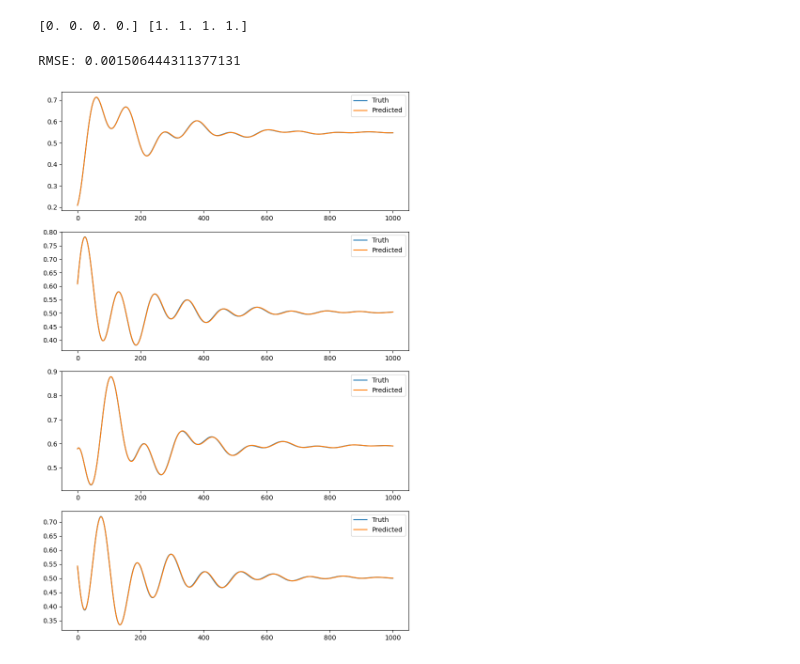
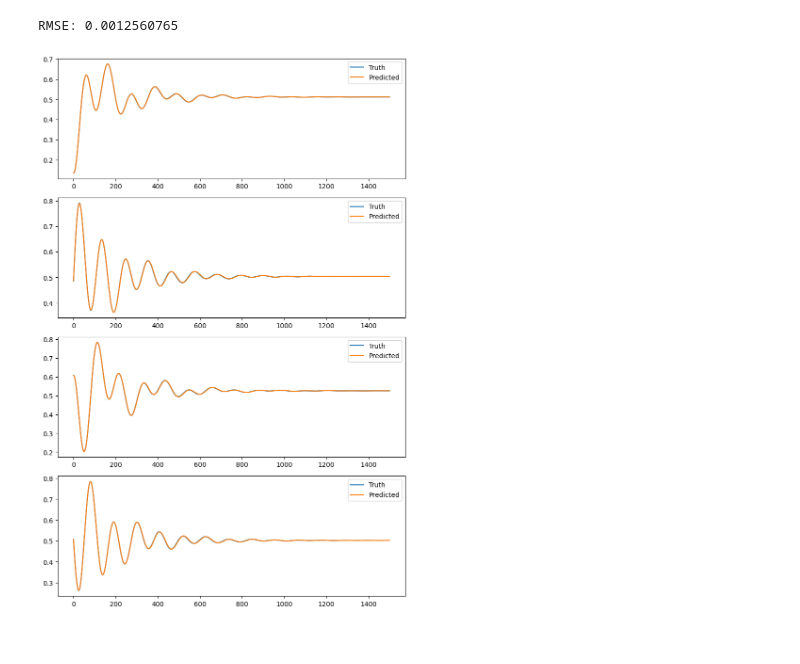
Before and after one commit to smanist/dymad-dev, a Jupyter notebook: examples/double_pendulum_wmlp/test.ipynb, the cells around one changed output. Cells and saved outputs as stored; diff of their text form; code cells hidden in the pictures.

Commit message:
now save scaler and data_meta as part of the checkpoint and reload as needed

```diff
--- a/examples/double_pendulum_wmlp/test.ipynb
+++ b/examples/double_pendulum_wmlp/test.ipynb
@@ -67,28 +55,23 @@ weakFormMLP(
-# %%
-scaler = np.load('./checkpoints/scaler.npz', allow_pickle=True)
-print(scaler['offset'], scaler['scale'])
-# %% [output]
-[0. 0. 0. 0.] [1. 1. 1. 1.]
 # %%
-truth = datasets[0][0]
+truth = traj_test
 x_truth = truth[:, :data_meta['n_state_features']].detach().cpu().numpy()
 
 x0, u0 = truth[0, :data_meta['n_state_features']], truth[0,-data_meta['n_control_features']:]
 x_pred = model.predict(x0, u0, ts=tm.t[0]).detach().cpu().numpy()
 
 # Compute RMSE per dimension between predicted and true states
 rmse = np.sqrt(np.mean((x_pred - x_truth)**2))
 print("RMSE:", rmse)
 
 # Create 4 subplots, one for each state dimension
 fig, axes = plt.subplots(x_truth.shape[-1], 1, figsize=(8, 12))
 for i in range(x_truth.shape[-1]):
     axes[i].plot(x_truth[:, i], label='Truth')
     axes[i].plot(x_pred[:, i], label='Predicted')
     axes[i].legend()
 
 plt.tight_layout()
 plt.show()
 # %% [output]
-RMSE: 0.001506444311377131
+RMSE: 0.0012560765
-[figure, old version]
+[figure, new version]
```
Also changed, not shown: parts of 1 cell of this notebook, 6 other files.
